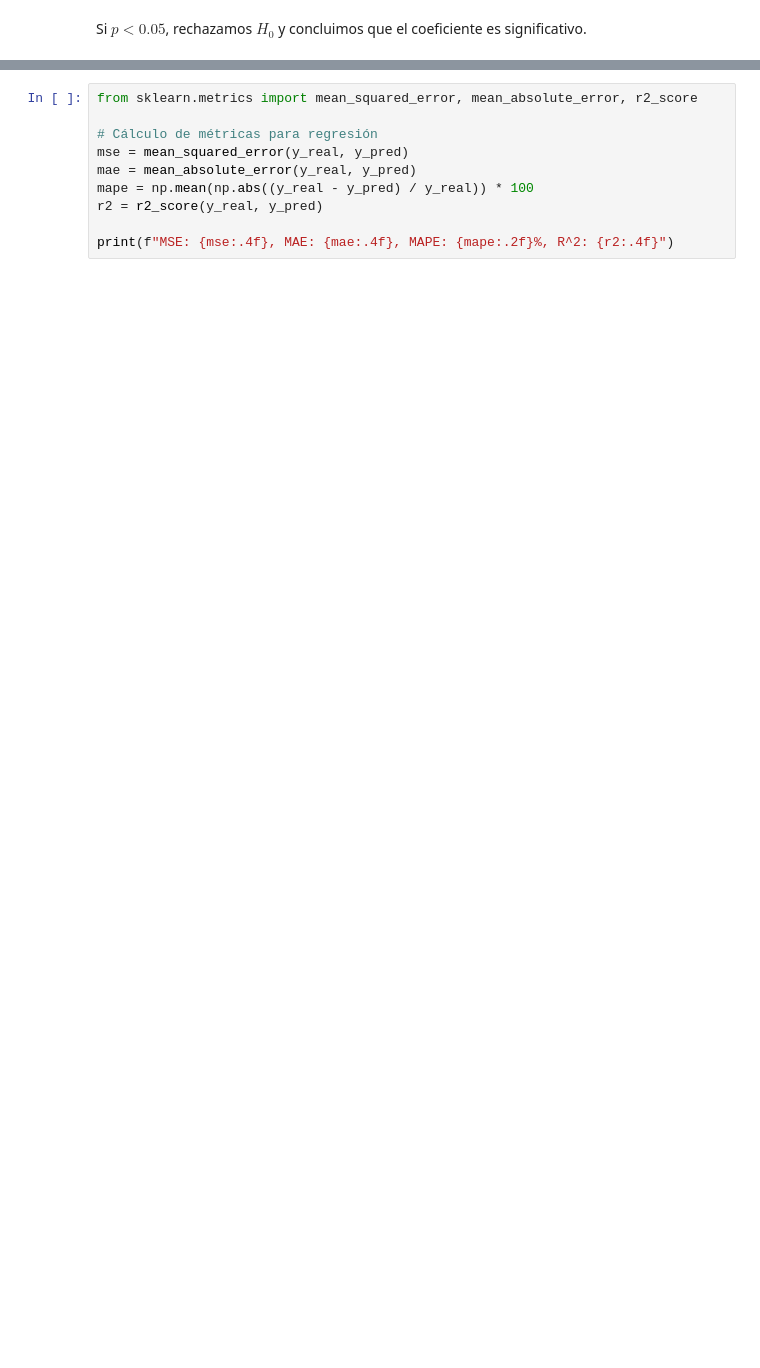
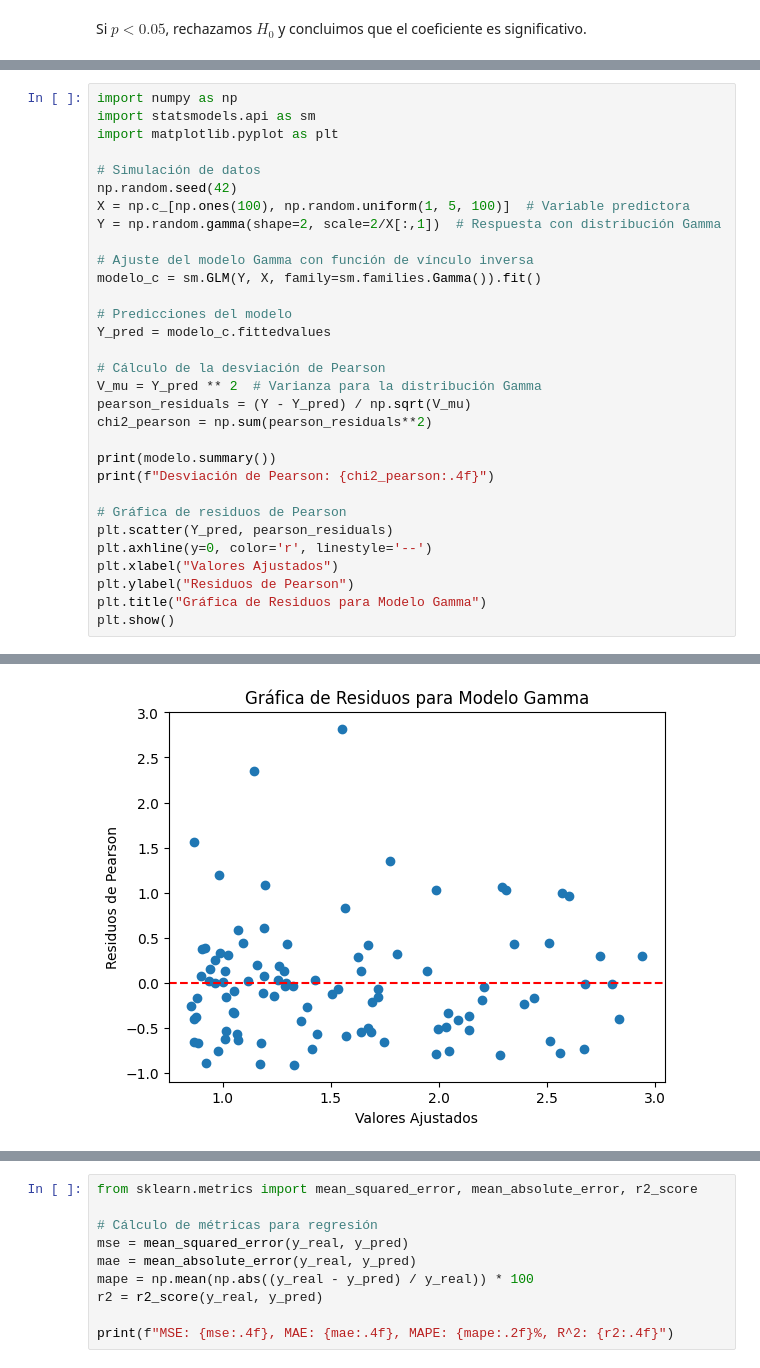
Before and after one commit to pikey-msc/AprendizMaquina, a Jupyter notebook: 2025-2/Regresion/MLG.ipynb, the cells around one changed output, grey strips where cells are left out. Saved outputs shown, nothing was run; the diff lists cells and outputs as text; blank space fills up the shorter version.

```diff
--- a/2025-2/Regresion/MLG.ipynb
+++ b/2025-2/Regresion/MLG.ipynb
@@ -647,0 +654,32 @@ plt.show()
+# %%
+import numpy as np
+import statsmodels.api as sm
+import matplotlib.pyplot as plt
+
+# Simulación de datos
+np.random.seed(42)
+X = np.c_[np.ones(100), np.random.uniform(1, 5, 100)]  # Variable predictora
+Y = np.random.gamma(shape=2, scale=2/X[:,1])  # Respuesta con distribución Gamma
+
+# Ajuste del modelo Gamma con función de vínculo inversa
+modelo_c = sm.GLM(Y, X, family=sm.families.Gamma()).fit()
+
+# Predicciones del modelo
+Y_pred = modelo_c.fittedvalues
+
+# Cálculo de la desviación de Pearson
+V_mu = Y_pred ** 2  # Varianza para la distribución Gamma
+pearson_residuals = (Y - Y_pred) / np.sqrt(V_mu)
+chi2_pearson = np.sum(pearson_residuals**2)
+
+print(modelo.summary())
+print(f"Desviación de Pearson: {chi2_pearson:.4f}")
+
+# Gráfica de residuos de Pearson
+plt.scatter(Y_pred, pearson_residuals)
+plt.axhline(y=0, color='r', linestyle='--')
+plt.xlabel("Valores Ajustados")
+plt.ylabel("Residuos de Pearson")
+plt.title("Gráfica de Residuos para Modelo Gamma")
+plt.show()
+# %% [output]
@@ -647,0 +704 @@ plt.show()
+[figure, added]
```
Also changed, not shown: parts of 40 cells of this notebook.
